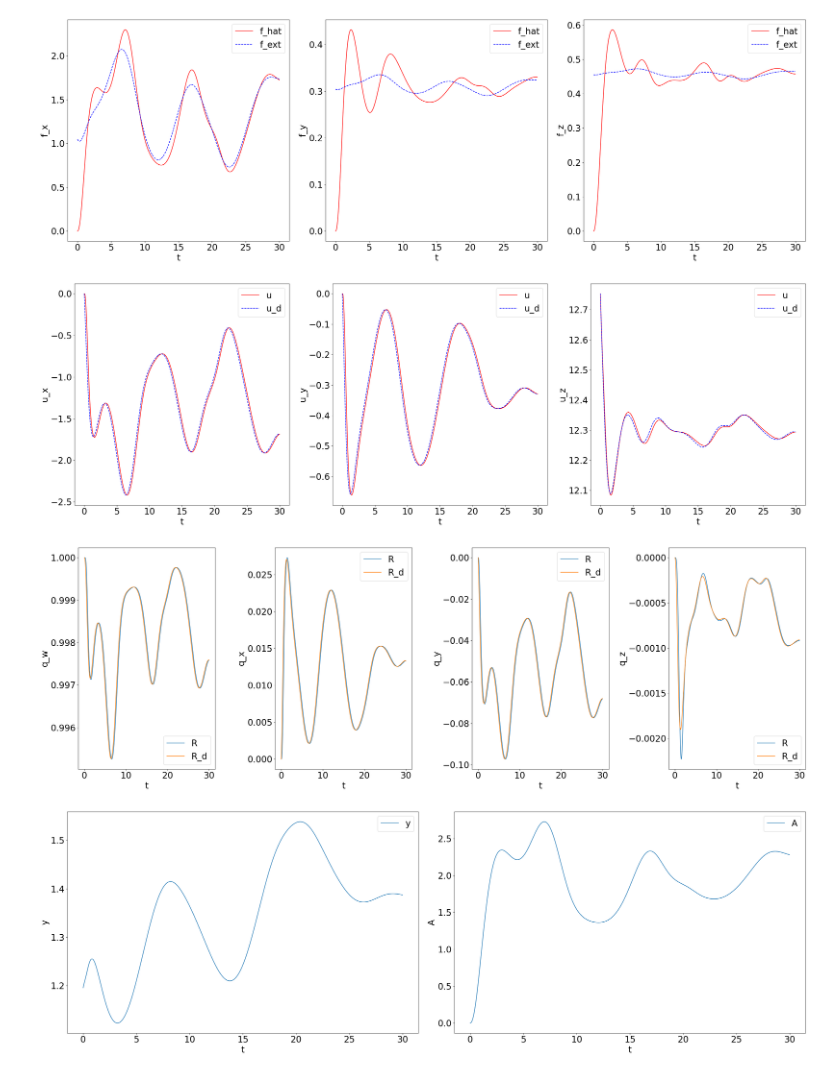
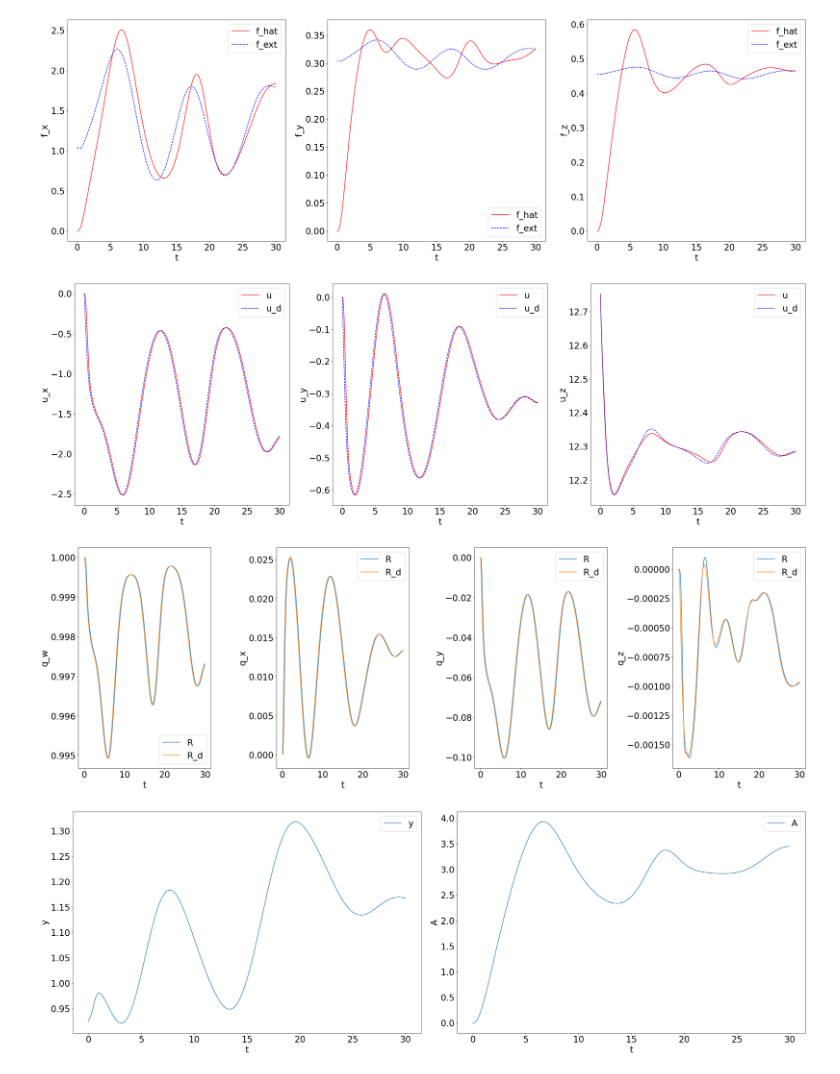
Before and after one commit to joshsohn/COML_hardware, a Jupyter notebook: test_plots.ipynb, the cells around one changed output. Drawn from its saved outputs; the diff is of its cells as text; code cells hidden in the pictures.

```diff
--- a/test_plots.ipynb
+++ b/test_plots.ipynb
@@ -857,27 +858,19 @@ def plot_losses(raw, xlim=None, ylim=None):
 
     fig.tight_layout()
 # %%
-# trial_name = 'reg_P_2e-3_reg_k_R_2e-3_k_R_z_1.4'
-# filename = 'seed=0_M=50_E=1000_pinit=2.00_pfreq=2000_regP=0.0020.pkl'
+trial_name = 'reg_P_2e-3_reg_k_R_2e-3_k_R_z_1.4'
+filename = 'seed=0_M=50_E=1000_pinit=2.00_pfreq=2000_regP=0.0020.pkl'
 # trial_name = 'reg_P_1e-1_reg_k_R_0_k_R_scale_1_k_R_z_1.4'
 # filename = 'seed=0_M=50_E=1000_pinit=2.00_pfreq=2000_regP=0.1000.pkl'
+# trial_name = 'reg_P_2e-3_reg_k_R_0_k_R_scale_1.15'
+# filename = 'seed=0_M=50_E=1000_pinit=2.00_pfreq=2000_regP=0.0020.pkl'
 # trial_name = 'reg_P_1_reg_Kr_1e-3'
 # filename = 'seed=0_M=50_E=1000_pinit=2.00_pfreq=2000_regP=1.0000.pkl'
 # trial_name = 'reg_P_1e-2_reg_k_R_0_k_R_scale_1.1_k_R_z_1.4'
 # filename = 'seed=0_M=50_E=1000_pinit=2.00_pfreq=2000_regP=0.0100.pkl'
-trial_name = 'reg_P_1e-1_reg_k_R_0_k_R_scale_1.1_k_R_z_1.4'
-filename = 'seed=0_M=50_E=1000_pinit=2.00_pfreq=2000_regP=0.1000.pkl'
-# trial_name = 'reg_P_2e-3_reg_k_R_0_k_R_scale_1.15'
-# filename = 'seed=0_M=50_E=1000_pinit=2.00_pfreq=2000_regP=0.0020.pkl'
+# trial_name = 'reg_P_1e-1_reg_k_R_0_k_R_scale_1.1_k_R_z_1.4'
+# filename = 'seed=0_M=50_E=1000_pinit=2.00_pfreq=2000_regP=0.1000.pkl'
 # trial_name = 'reg_P_2e-3_reg_k_R_2e-3_k_R_z_1'
-# filename = 'seed=0_M=50_E=1000_pinit=2.00_pfreq=2000_regP=0.0020.pkl'
-# trial_name = 'reg_P_2e-3_reg_k_R_1e-4'
-# filename = 'seed=0_M=50_E=1000_pinit=2.00_pfreq=2000_regP=0.0020.pkl'
-# trial_name = 'reg_P_2e-3_reg_k_R_1e-6'
-# filename = 'seed=0_M=50_E=1000_pinit=2.00_pfreq=2000_regP=0.0020.pkl'
-# trial_name = 'reg_P_2e-3_reg_k_R_1e-5'
-# filename = 'seed=0_M=50_E=1000_pinit=2.00_pfreq=2000_regP=0.0020.pkl'
-# trial_name = 'reg_P_2e-3_reg_k_R_0'
 # filename = 'seed=0_M=50_E=1000_pinit=2.00_pfreq=2000_regP=0.0020.pkl'
 # trial_name = 'reg_P_1e-1_reg_k_R_1e-6'
 # filename = 'seed=0_M=50_E=1000_pinit=2.00_pfreq=2000_regP=0.1000.pkl'
@@ -885,6 +878,14 @@ filename = 'seed=0_M=50_E=1000_pinit=2.00_pfreq=2000_regP=0.1000.pkl'
 # filename = 'seed=0_M=50_E=1000_pinit=2.00_pfreq=2000_regP=0.1000.pkl'
 # trial_name = 'reg_P_1e-1_reg_k_R_1e-5'
 # filename = 'seed=0_M=50_E=1000_pinit=2.00_pfreq=2000_regP=0.1000.pkl'
+# trial_name = 'reg_P_2e-3_reg_k_R_1e-4'
+# filename = 'seed=0_M=50_E=1000_pinit=2.00_pfreq=2000_regP=0.0020.pkl'
+# trial_name = 'reg_P_2e-3_reg_k_R_1e-6'
+# filename = 'seed=0_M=50_E=1000_pinit=2.00_pfreq=2000_regP=0.0020.pkl'
+# trial_name = 'reg_P_2e-3_reg_k_R_0'
+# filename = 'seed=0_M=50_E=1000_pinit=2.00_pfreq=2000_regP=0.0020.pkl'
+# trial_name = 'reg_P_2e-3_reg_k_R_1e-5'
+# filename = 'seed=0_M=50_E=1000_pinit=2.00_pfreq=2000_regP=0.0020.pkl'
 # trial_name = 'reg_P_1_reg_k_R_1e-5'
 # filename = 'seed=0_M=50_E=1000_pinit=2.00_pfreq=2000_regP=1.0000.pkl'
 # trial_name = 'reg_P_1_reg_k_R_1e-4'
@@ -895,8 +896,8 @@ filename = 'seed=0_M=50_E=1000_pinit=2.00_pfreq=2000_regP=0.1000.pkl'
 # filename = 'seed=0_M=50_E=1000_pinit=2.00_pfreq=2000_regP=1.0000.pkl'
 # trial_name = 'reg_P_2e-3_Kr_reg_k_R_2e-3'
 # filename = 'seed=0_M=50_E=1000_pinit=2.00_pfreq=2000_regP=0.0020.pkl'
-# trial_name = 'reg_P_2e-3_reg_k_R_2e-3_k_R_z_1.26_epochs_4000'
-# filename = 'seed=0_M=50_E=4000_pinit=2.00_pfreq=2000_regP=0.0020.pkl'
+trial_name = 'reg_P_1e-1_reg_k_R_0_k_R_scale_1.1_k_R_z_1.4_epochs_4000'
+filename = 'seed=0_M=50_E=4000_pinit=2.00_pfreq=2000_regP=0.1000.pkl'
 
 model_dir = f'train_results/{trial_name}'
 T_ = 30
@@ -933,7 +934,7 @@ k_Omega: [0.26938793 0.26799414 0.24011312]
-[figure, old version]
+[figure, new version]
-[figure, old version]
+[figure, new version]
-[figure, old version]
+[figure, new version]
-[figure, old version]
+[figure, new version]
 # %%
 pkl = f'{trial_name}/{filename}'
 with open(f'train_results/{pkl}', 'rb') as file:
```
Also changed, not shown: parts of 4 cells of this notebook, 12 other files.
